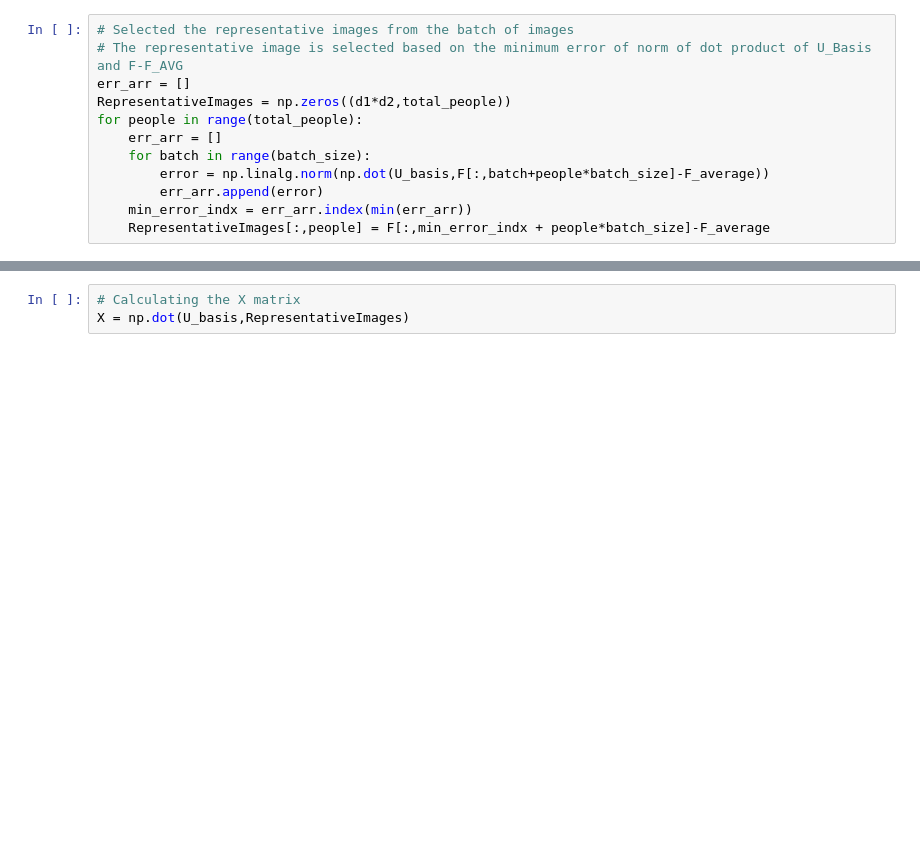
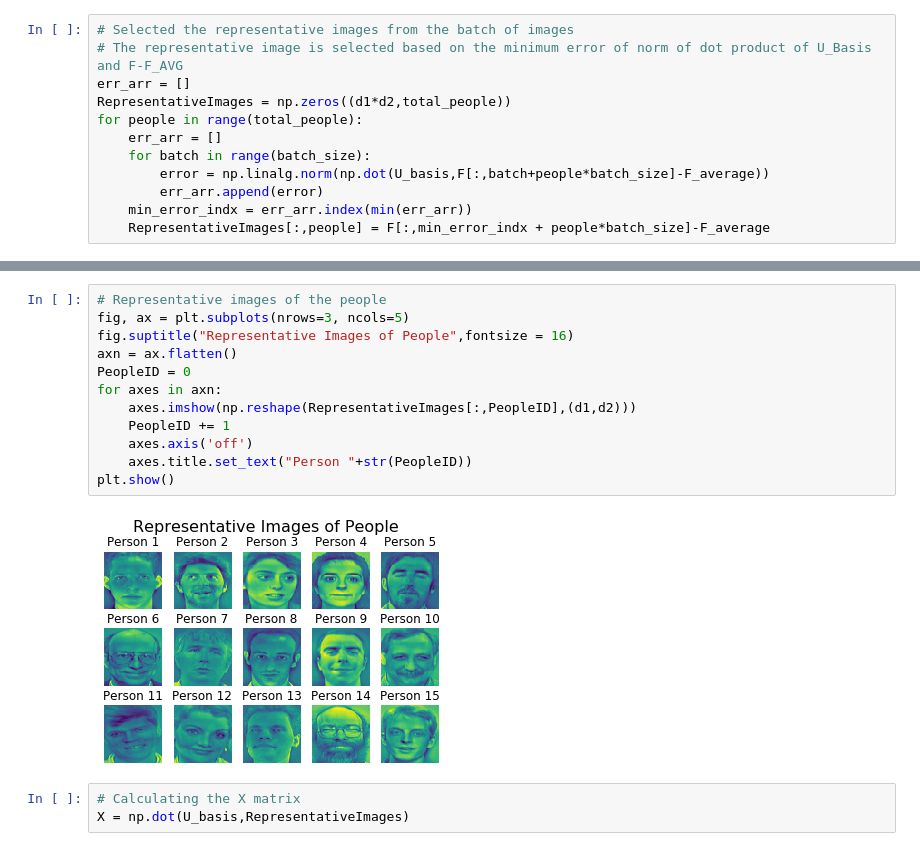
Before and after one commit to Kamesh-K/CH5019-Project, a Jupyter notebook: Question_1/Question_1_AllImages.ipynb, the cells around one changed output, grey strips where cells are left out. Drawn from its saved outputs; the diff is of its cells as text; blank space fills up the shorter version.

```diff
--- a/Question_1/Question_1_AllImages.ipynb
+++ b/Question_1/Question_1_AllImages.ipynb
@@ -74,3 +91,17 @@ for people in range(total_people):
+# %%
+# Representative images of the people
+fig, ax = plt.subplots(nrows=3, ncols=5)
+fig.suptitle("Representative Images of People",fontsize = 16)
+axn = ax.flatten()
+PeopleID = 0
+for axes in axn:
+    axes.imshow(np.reshape(RepresentativeImages[:,PeopleID],(d1,d2)))
+    PeopleID += 1
+    axes.axis('off')
+    axes.title.set_text("Person "+str(PeopleID))
+plt.show()
+# %% [output]
+[figure, added]
 # %%
 # Calculating the X matrix
 X = np.dot(U_basis,RepresentativeImages)
```
Also changed, not shown: parts of 4 cells of this notebook.
